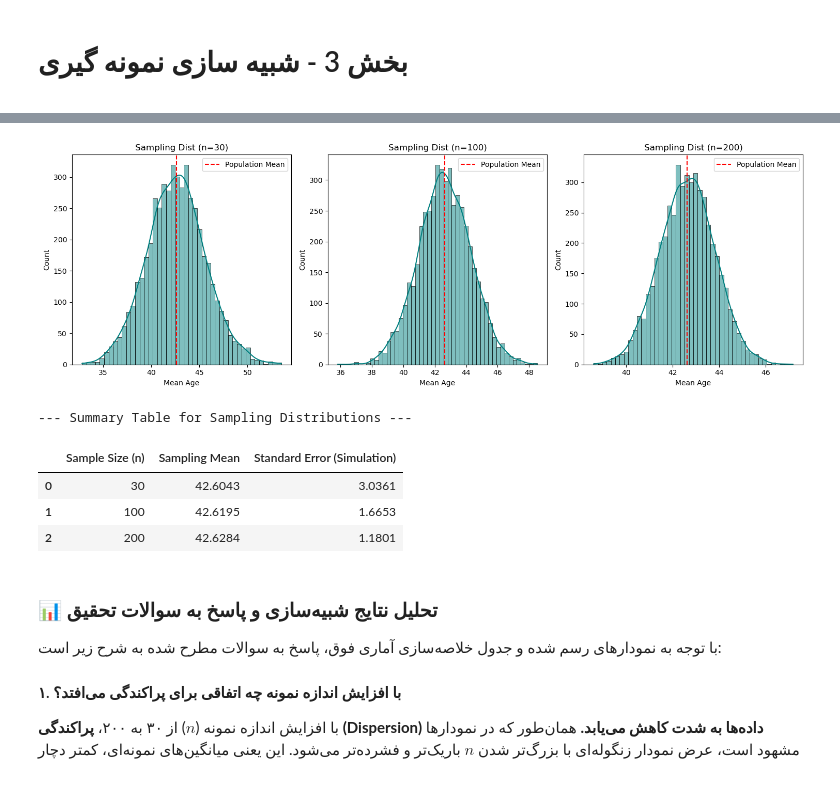
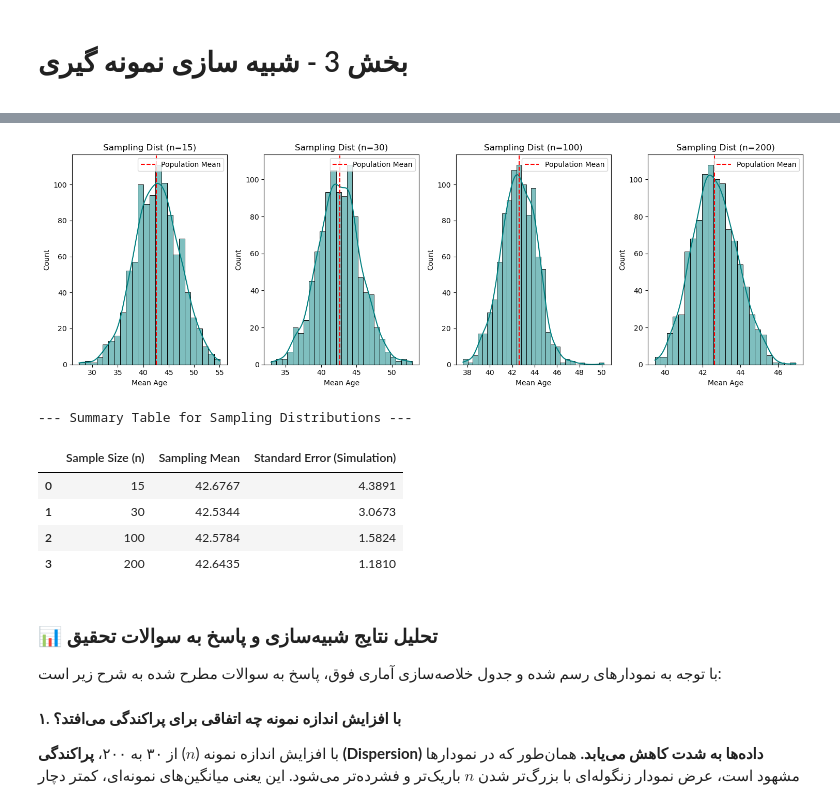
Before and after one commit to Pourya-Ardestani/DataScience, a Jupyter notebook: third.ipynb, the cells around one changed output, grey strips where cells are left out. Saved outputs shown, nothing was run; the diff lists cells and outputs as text; code cells hidden in the pictures.

```diff
--- a/third.ipynb
+++ b/third.ipynb
@@ -283,8 +336,8 @@ df.head()
 population_age = df['age'].values
 population_mean = np.mean(population_age)
 
-sample_sizes = [30, 100, 200]
-num_trials = 5000
+sample_sizes = [15, 30, 100, 200]
+num_trials = 1000
 sampling_distributions = {}
 
 plt.figure(figsize=(15, 5))
@@ -296,42 +349,43 @@ for i, n in enumerate(sample_sizes):
 
     sampling_distributions[n] = sample_means
 
-    plt.subplot(1, 3, i+1)
+    plt.subplot(1, 4, i+1)
     sns.histplot(sample_means, kde=True, color='teal')
     plt.axvline(
         population_mean,
         color='red',
         linestyle='--',
         label='Population Mean'
     )
 
     plt.title(f'Sampling Dist (n={n})')
     plt.xlabel('Mean Age')
     plt.legend()
 
 plt.tight_layout()
 plt.show()
 
 # ------------------
 
 table_data = []
 for n in sample_sizes:
     table_data.append({
         'Sample Size (n)': n,
         'Sampling Mean': round(np.mean(sampling_distributions[n]), 4),
         'Standard Error (Simulation)': round(np.std(sampling_distributions[n], ddof=1), 4)
     })
 
 df_sampling_summary = pd.DataFrame(table_data)
 print("\n--- Summary Table for Sampling Distributions ---")
 df_sampling_summary
 # %% [output]
-[figure, old version]
+[figure, new version]
 --- Summary Table for Sampling Distributions ---
 |  | Sample Size (n) | Sampling Mean | Standard Error (Simulation) |
-| 0 | 30 | 42.6043 | 3.0361 |
-| 1 | 100 | 42.6195 | 1.6653 |
-| 2 | 200 | 42.6284 | 1.1801 |
+| 0 | 15 | 42.6767 | 4.3891 |
+| 1 | 30 | 42.5344 | 3.0673 |
+| 2 | 100 | 42.5784 | 1.5824 |
+| 3 | 200 | 42.6435 | 1.1810 |
 # %% [markdown]
 <div dir='rtl'>
 
```
Also changed, not shown: parts of 14 cells of this notebook.
